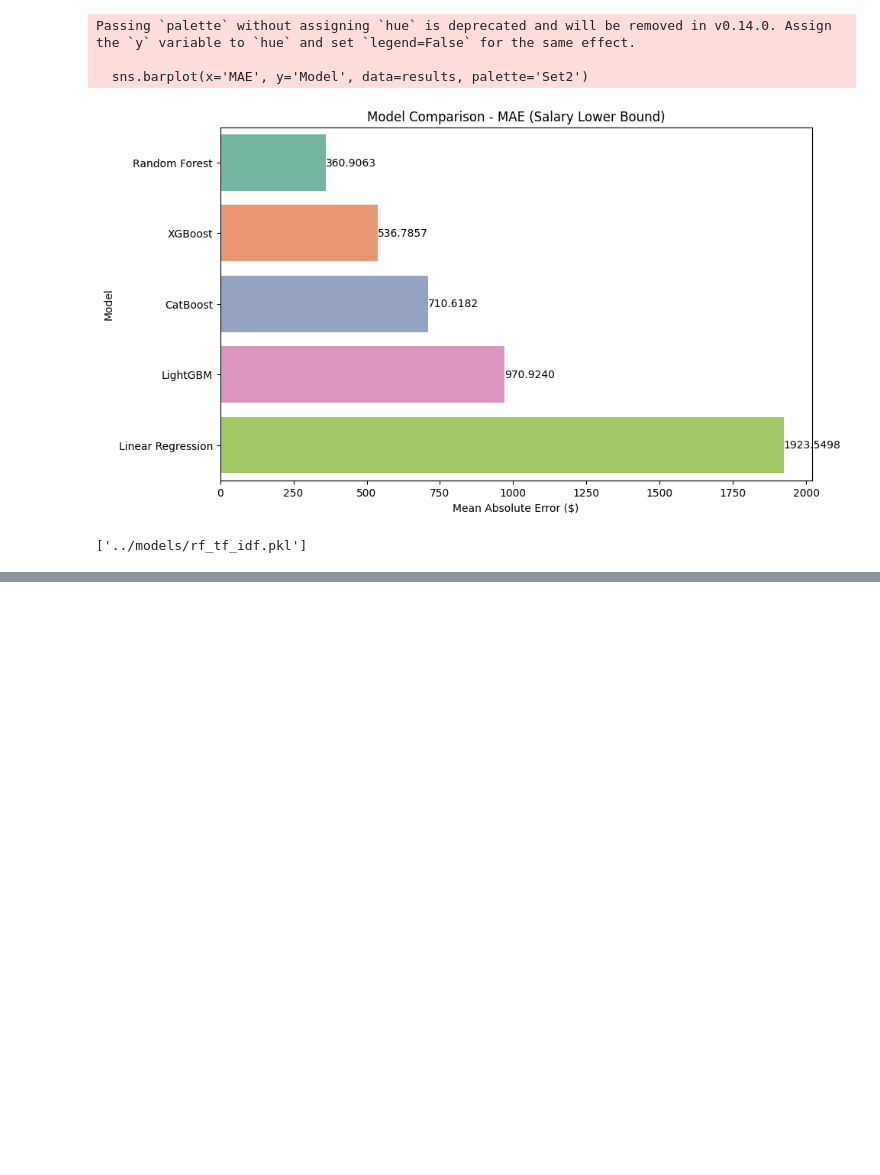
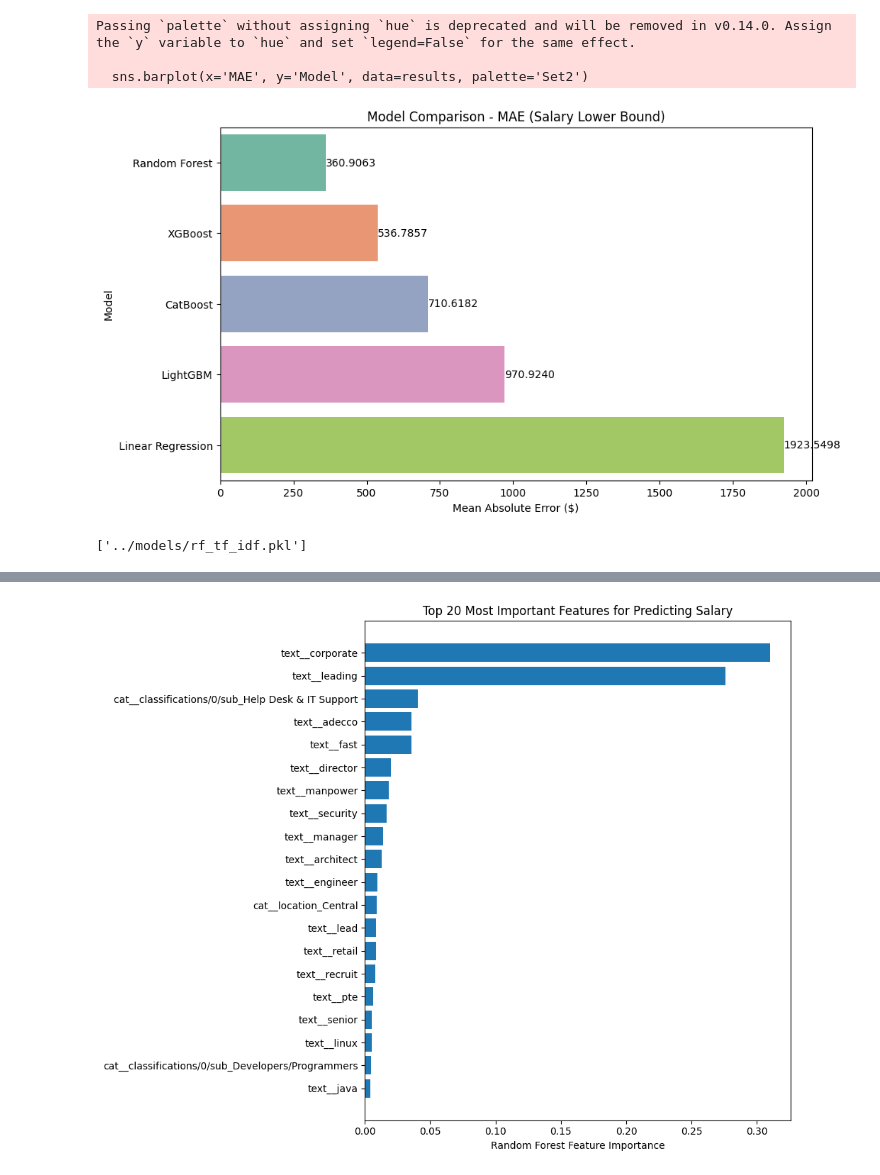
Before and after one commit to dodyharianto/singapore-tech-jobs-salary-predictor, a Jupyter notebook: notebooks/modeling.ipynb, the cells around one changed output, grey strips where cells are left out. Saved outputs shown, nothing was run; the diff lists cells and outputs as text; code cells hidden in the pictures; blank space fills up the shorter version.

```diff
--- a/notebooks/modeling.ipynb
+++ b/notebooks/modeling.ipynb
@@ -362,6 +362,10 @@ Passing `palette` without assigning `hue` is deprecated and will be removed in v
   sns.barplot(x='MAE', y='Model', data=results, palette='Set2')
 [figure]
 # %%
-joblib.dump(rf, '../models/rf_tf_idf.pkl')
+model_path = '../models/rf_tf_idf.pkl'
+joblib.dump(rf, model_path)
 # %% [output]
 ['../models/rf_tf_idf.pkl']
+# %%
+rf_tf_idf_pipeline = joblib.load(model_path)
+rf_tf_idf_pipeline
@@ -367,0 +395,3 @@ joblib.dump(rf, '../models/rf_tf_idf.pkl')
+# %%
+learned_preprocessor = rf_tf_idf_pipeline.named_steps['preprocessor']
+learned_rf_model = rf_tf_idf_pipeline.named_steps['model']
@@ -367,0 +460,8 @@ joblib.dump(rf, '../models/rf_tf_idf.pkl')
+# %%
+feature_importance_df = pd.DataFrame({
+    'Feature': learned_preprocessor.get_feature_names_out(),
+    'Importance': learned_rf_model.feature_importances_
+}).sort_values('Importance', ascending=False)
+
+top_20_feature_importance = feature_importance_df.head(20)
+top_20_feature_importance
@@ -367,0 +486,9 @@ joblib.dump(rf, '../models/rf_tf_idf.pkl')
+# %%
+plt.figure(figsize=(10, 8))
+plt.barh(top_20_feature_importance['Feature'][::-1], top_20_feature_importance['Importance'][::-1])
+plt.title('Top 20 Most Important Features for Predicting Salary')
+plt.xlabel('Random Forest Feature Importance')
+plt.tight_layout()
+plt.show()
+# %% [output]
+[figure, added]
```
Also changed, not shown: parts of 15 cells of this notebook.
